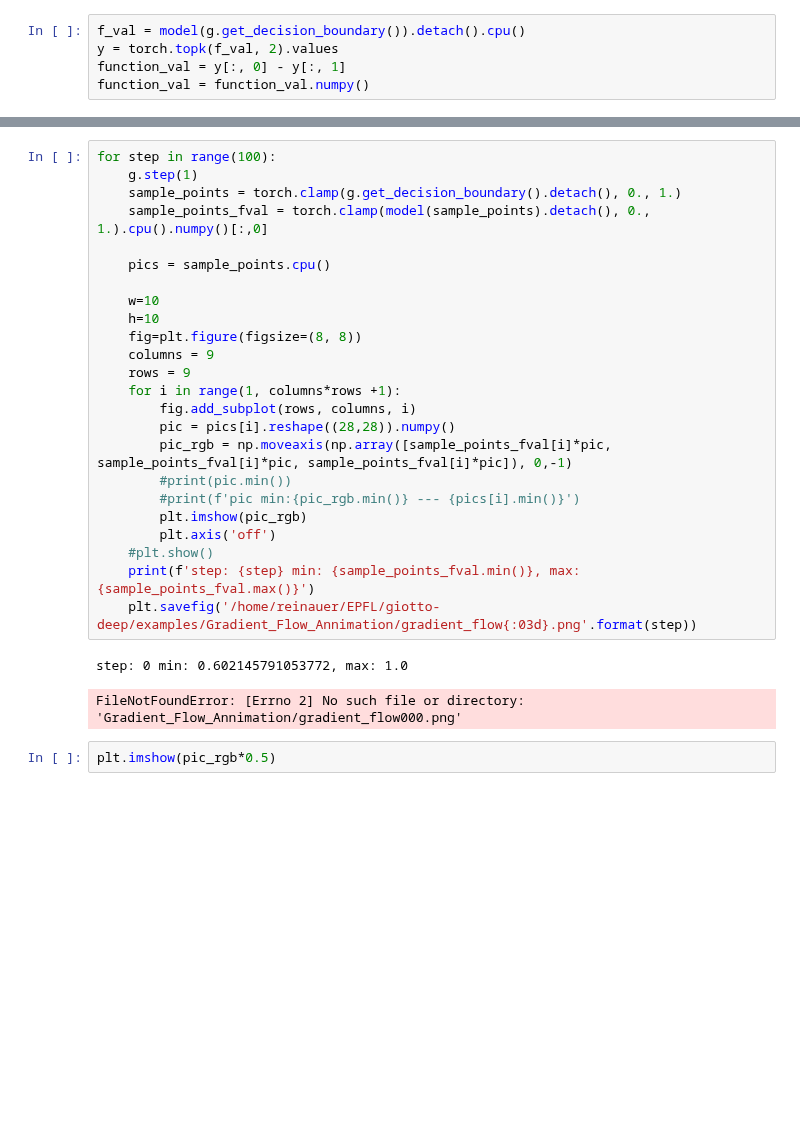
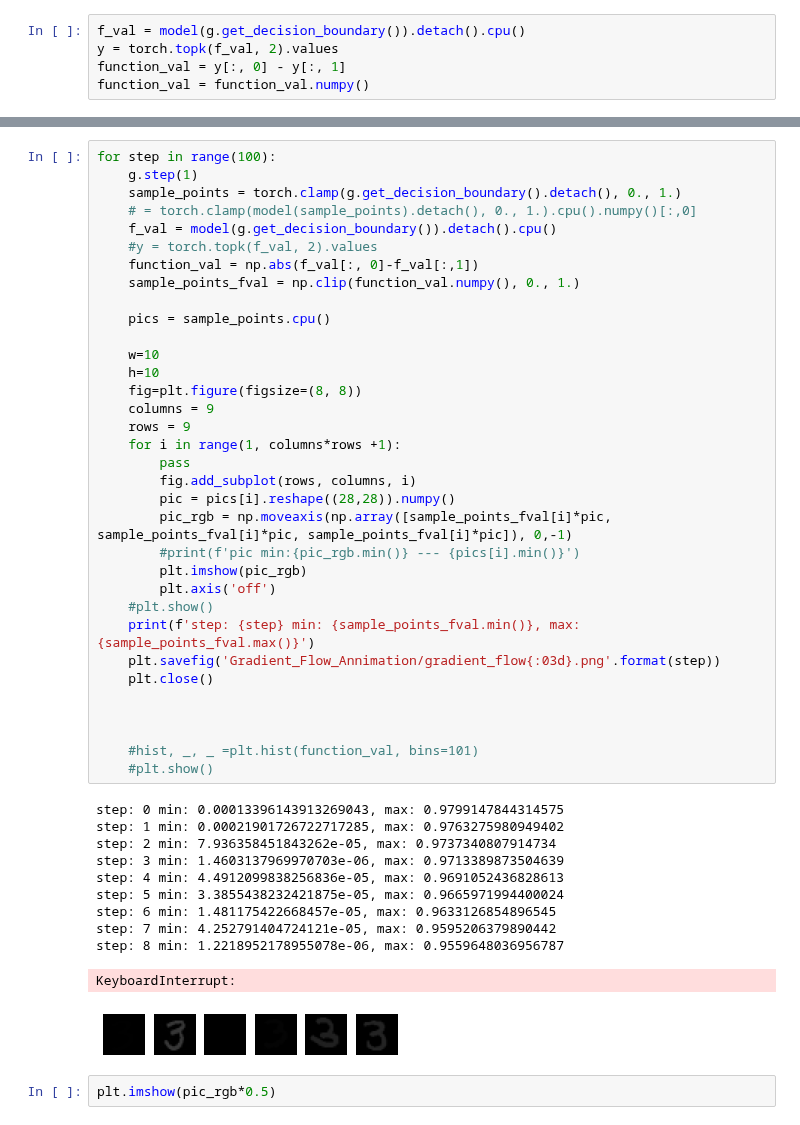
Before and after one commit to giotto-ai/giotto-deep, a Jupyter notebook: examples/MNIST_Decision_Boundray.ipynb, the cells around one changed output, grey strips where cells are left out. Saved outputs shown, nothing was run; the diff lists cells and outputs as text; blank space fills up the shorter version.

```diff
--- a/examples/MNIST_Decision_Boundray.ipynb
+++ b/examples/MNIST_Decision_Boundray.ipynb
@@ -150,30 +169,49 @@ plt.show()
 # %%
 for step in range(100):
     g.step(1)
     sample_points = torch.clamp(g.get_decision_boundary().detach(), 0., 1.)
-    sample_points_fval = torch.clamp(model(sample_points).detach(), 0., 1.).cpu().numpy()[:,0]
+    # = torch.clamp(model(sample_points).detach(), 0., 1.).cpu().numpy()[:,0]
+    f_val = model(g.get_decision_boundary()).detach().cpu()
+    #y = torch.topk(f_val, 2).values
+    function_val = np.abs(f_val[:, 0]-f_val[:,1])
+    sample_points_fval = np.clip(function_val.numpy(), 0., 1.)
 
     pics = sample_points.cpu()
 
     w=10
     h=10
     fig=plt.figure(figsize=(8, 8))
     columns = 9
     rows = 9
     for i in range(1, columns*rows +1):
+        pass
         fig.add_subplot(rows, columns, i)
         pic = pics[i].reshape((28,28)).numpy()
         pic_rgb = np.moveaxis(np.array([sample_points_fval[i]*pic, sample_points_fval[i]*pic, sample_points_fval[i]*pic]), 0,-1)
-        #print(pic.min())
         #print(f'pic min:{pic_rgb.min()} --- {pics[i].min()}')
         plt.imshow(pic_rgb)
         plt.axis('off')
     #plt.show()
     print(f'step: {step} min: {sample_points_fval.min()}, max: {sample_points_fval.max()}')
-    plt.savefig('/home/reinauer/EPFL/giotto-deep/examples/Gradient_Flow_Annimation/gradient_flow{:03d}.png'.format(step))
+    plt.savefig('Gradient_Flow_Annimation/gradient_flow{:03d}.png'.format(step))
+    plt.close()
+
+
+
+    #hist, _, _ =plt.hist(function_val, bins=101)
+    #plt.show()
 # %% [output]
-step: 0 min: 0.602145791053772, max: 1.0
+step: 0 min: 0.00013396143913269043, max: 0.9799147844314575
+step: 1 min: 0.00021901726722717285, max: 0.9763275980949402
+step: 2 min: 7.936358451843262e-05, max: 0.9737340807914734
+step: 3 min: 1.4603137969970703e-06, max: 0.9713389873504639
+step: 4 min: 4.4912099838256836e-05, max: 0.9691052436828613
+step: 5 min: 3.3855438232421875e-05, max: 0.9665971994400024
+step: 6 min: 1.481175422668457e-05, max: 0.9633126854896545
+step: 7 min: 4.252791404724121e-05, max: 0.9595206379890442
+step: 8 min: 1.2218952178955078e-06, max: 0.9559648036956787
-FileNotFoundError: [Errno 2] No such file or directory: 'Gradient_Flow_Annimation/gradient_flow000.png'
+KeyboardInterrupt:
+[figure, added]
 # %%
 plt.imshow(pic_rgb*0.5)
 # %% [output]
```
Also changed, not shown: parts of 13 cells of this notebook.
